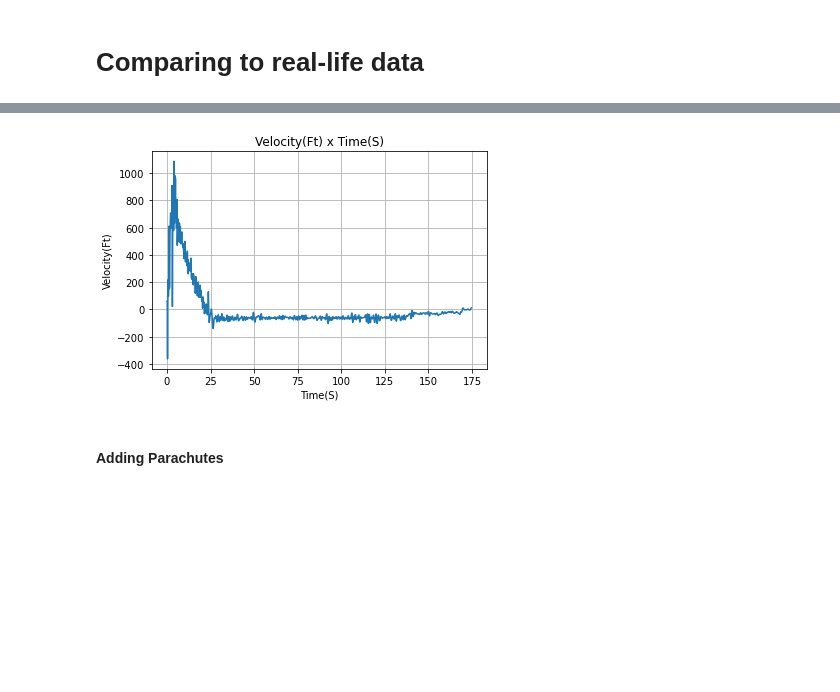
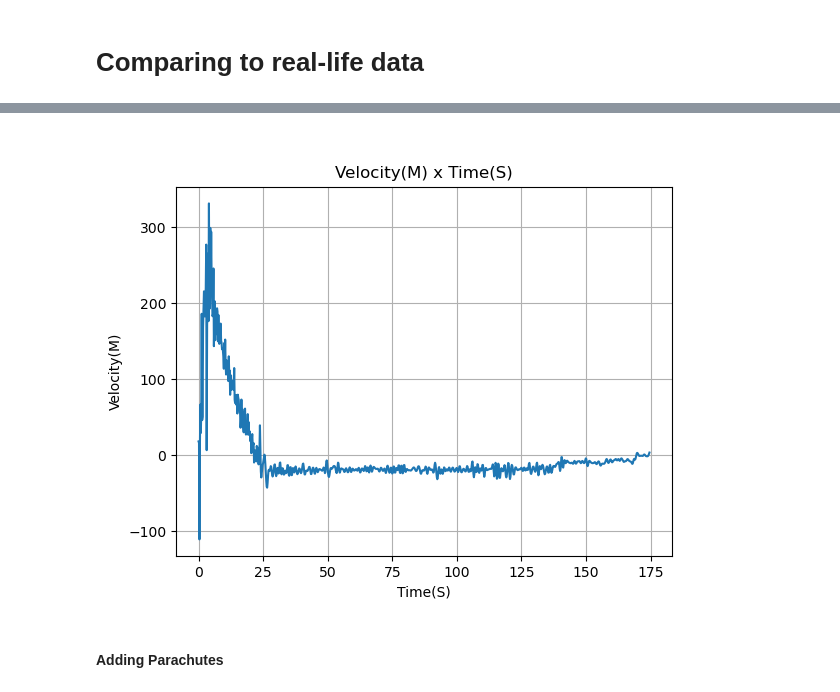
Before and after one commit to Space-Enterprise-at-Berkeley/LiquidRocketPy, a Jupyter notebook: docs/notebooks/lad8_model.ipynb, the cells around one changed output, grey strips where cells are left out. Cells and saved outputs as stored; diff of their text form; code cells hidden in the pictures; blank space fills up the shorter version.

```diff
--- a/docs/notebooks/lad8_model.ipynb
+++ b/docs/notebooks/lad8_model.ipynb
@@ -163,7 +163,9 @@ Aerodynamics Plots
 # %%
 import pandas as pd
 
-df = pd.read_csv(r'C:\Users\joe92\Desktop\SEB\lad8_flight.csv')
+df = pd.read_csv(r'../../data/LAD8/lad8_flight.csv')
+df["Alt"] = df["Alt"] * 1/3.281
+df["Veloc"] = df["Veloc"] * 1/3.281
 df.head()
 # %% [output]
 |  | T | Alt | Veloc | FAlt | FVeloc | LDA | LowV | Apogee | N-O | Drogue | Main |
@@ -185,9 +187,9 @@ Velocity in feet/second
 # %%
 velocity = df[["T","Veloc"]]
-b = Function(velocity.to_numpy(), "Time(s)", "Velocity(ft)")
+b = Function(velocity.to_numpy(), "Time(s)", "Velocity(m)")
 b()
 # %% [output]
-[figure, old version]
+[figure, new version]
 # %% [markdown]
 #### Adding Parachutes
 # %% [markdown]
```
Also changed, not shown: parts of 5 cells of this notebook, 1 other file.
